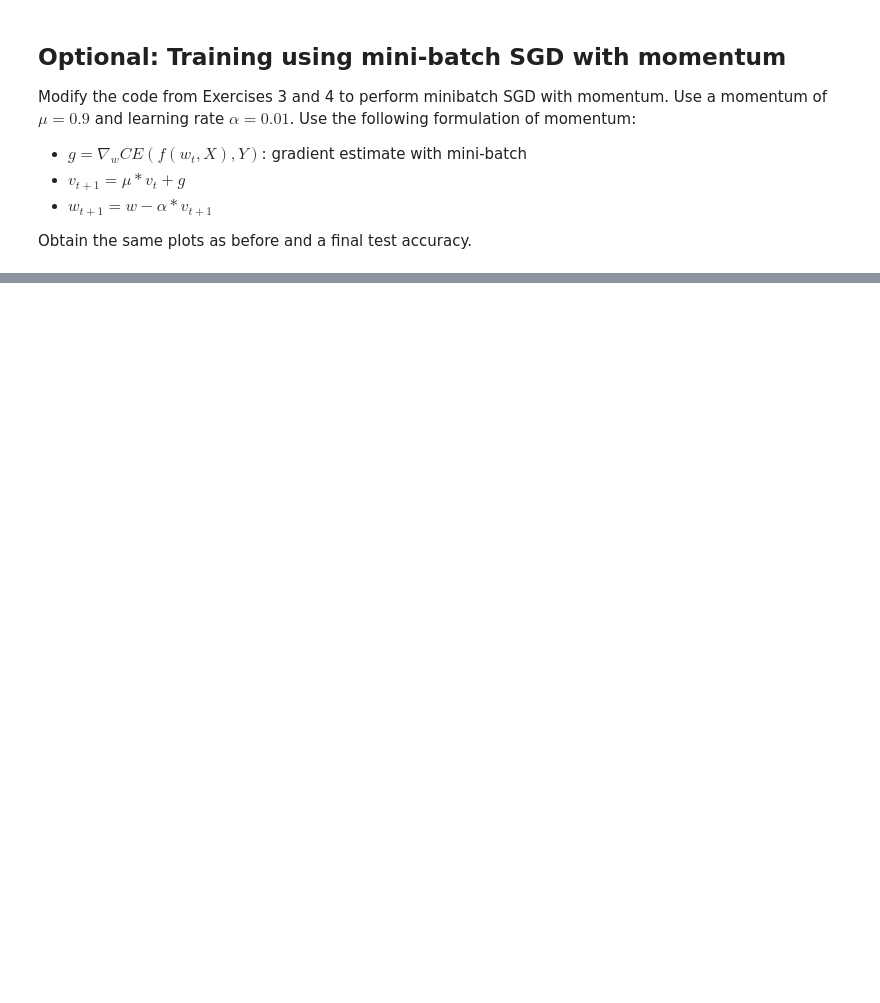
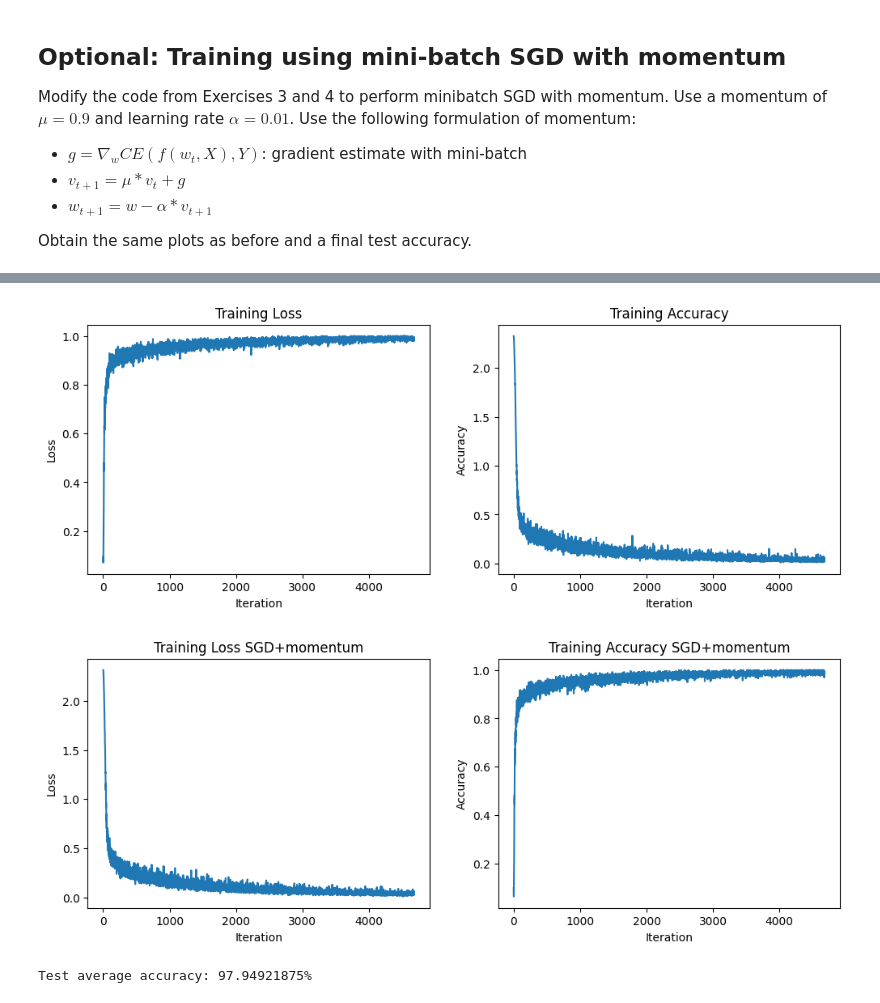
Before and after one commit to SupradeepDanturti/DeepLearning-Pytorch, a Jupyter notebook: DL_Lab3_Ex.ipynb, the cells around one changed output, grey strips where cells are left out. Drawn from its saved outputs; the diff is of its cells as text; code cells hidden in the pictures; blank space fills up the shorter version.

```diff
--- a/DL_Lab3_Ex.ipynb
+++ b/DL_Lab3_Ex.ipynb
@@ -357,0 +388,64 @@ for epoch in range(20):
+# %%
+# Answer for SGD+momentum
+initialize_nn(param_dict)
+optimizer = torch.optim.SGD(param_dict.values(), lr = alpha, momentum=mu)
+
+train_loss_sgd_mu = []
+train_acc_sgd_mu = []
+
+for epoch in range(20):
+  for data, targets in train_loader:
+    data, targets = data.to(device), targets.to(device)
+
+    optimizer.zero_grad()
+    outputs = my_nn(data, param_dict)
+    loss = torch.nn.functional.cross_entropy(outputs, targets)
+    loss.backward()
+    optimizer.step()
+
+    train_loss_sgd_mu.append(loss.item())
+    predicted_labels = outputs.argmax(dim=1)
+    correct_predictions = (predicted_labels == targets).float()
+    accuracy = correct_predictions.mean().item()
+    train_acc_sgd_mu.append(accuracy)
+
+plt.figure(figsize=(12, 4))
+plt.subplot(1, 2, 1)
+plt.plot(train_acc)
+plt.title('Training Loss')
+plt.xlabel('Iteration')
+plt.ylabel('Loss')
+plt.subplot(1, 2, 2)
+plt.plot(losses)
+plt.title('Training Accuracy')
+plt.xlabel('Iteration')
+plt.ylabel('Accuracy')
+plt.show()
+
+plt.figure(figsize=(12, 4))
+plt.subplot(1, 2, 1)
+plt.plot(train_loss_sgd_mu)
+plt.title('Training Loss SGD+momentum')
+plt.xlabel('Iteration')
+plt.ylabel('Loss')
+plt.subplot(1, 2, 2)
+plt.plot(train_acc_sgd_mu)
+plt.title('Training Accuracy SGD+momentum')
+plt.xlabel('Iteration')
+plt.ylabel('Accuracy')
+plt.show()
+
+
+#Test
+test_acc = 0
+for data, targets in test_loader:
+  data, targets = data.to(device), targets.to(device)
+  outputs = my_nn(data, param_dict)
+  test_acc += (outputs.argmax(dim=1) == targets).float().mean().item()
+
+test_acc = test_acc / len(test_loader)
+print(f"Test average accuracy: {test_acc * 100}%")
+# %% [output]
+[figure, added]
+[figure, added]
+Test average accuracy: 97.94921875%
```
Also changed, not shown: parts of 5 cells of this notebook.
